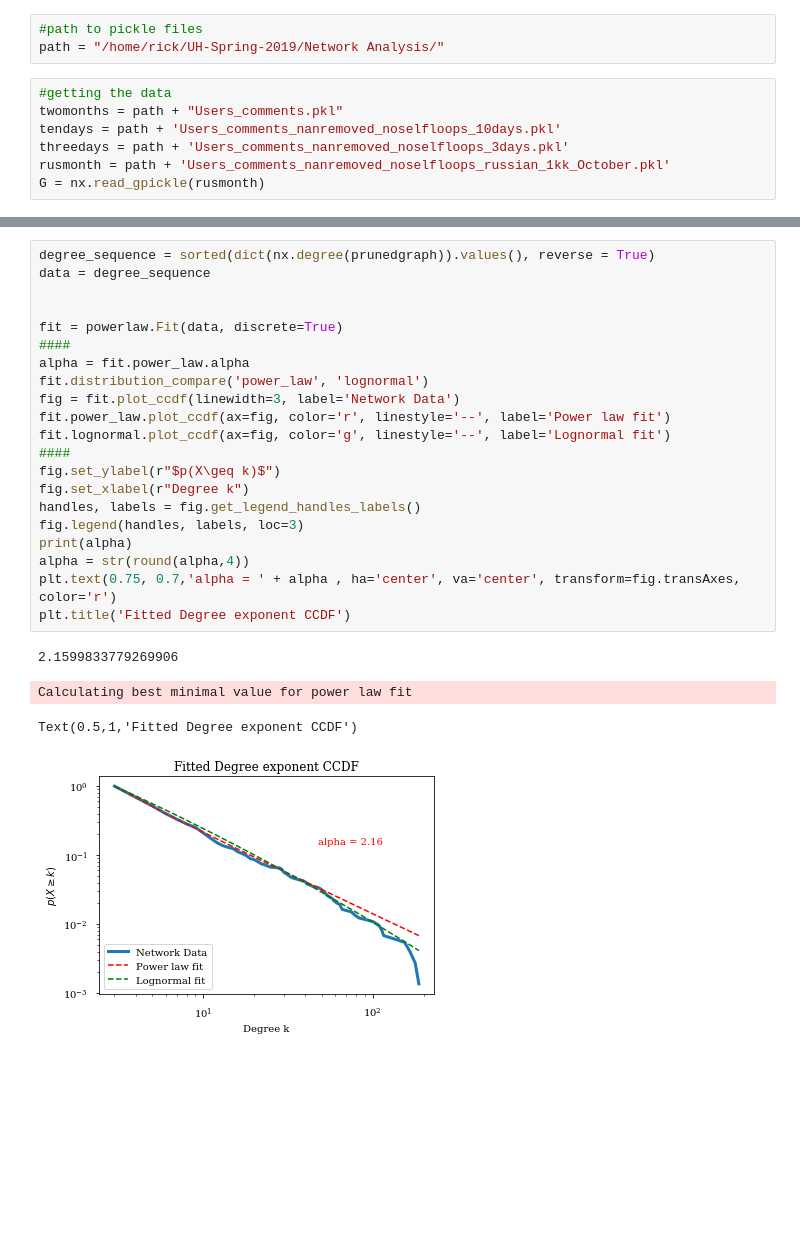
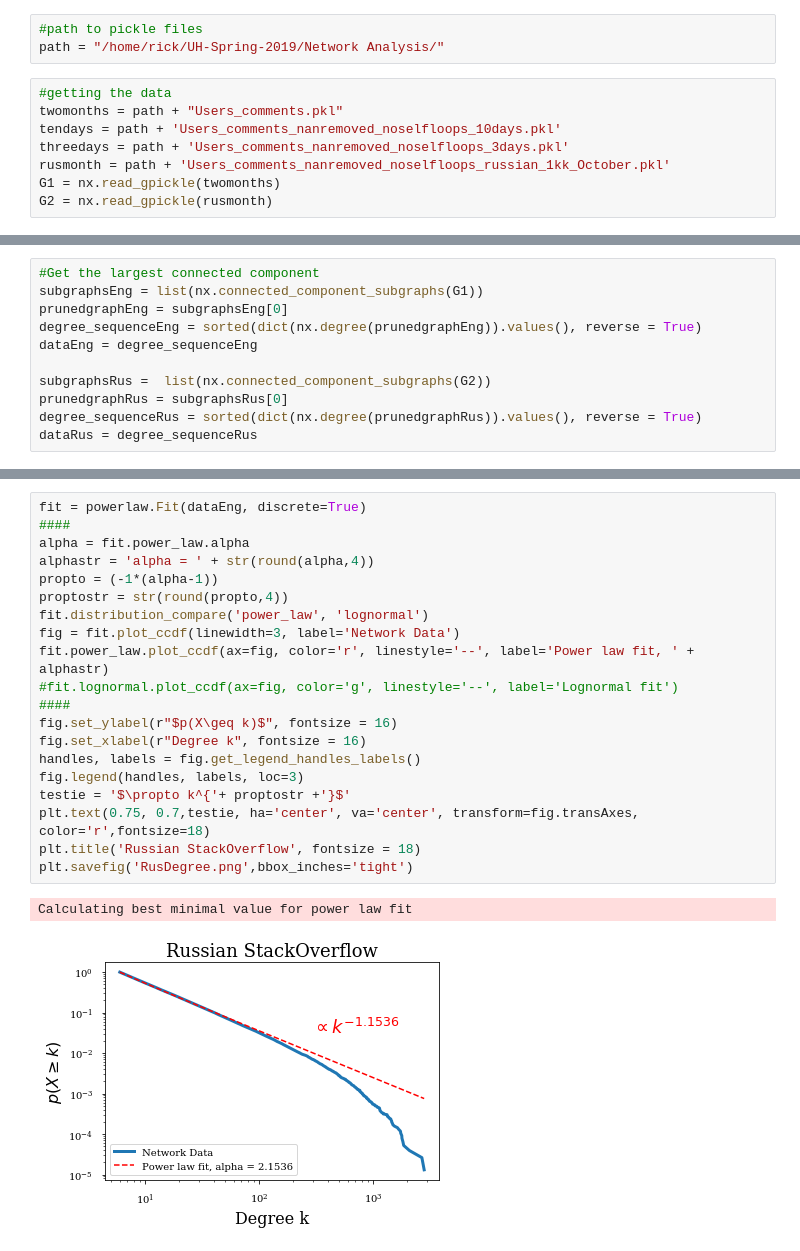
Before and after one commit to stacknetwork/OverflowNA, a Jupyter notebook: src/MakingGraphics_DegreeDist.ipynb, the cells around one changed output, grey strips where cells are left out. Drawn from its saved outputs; the diff is of its cells as text; blank space fills up the shorter version.

Commit message:
Making plots

```diff
--- a/src/MakingGraphics_DegreeDist.ipynb
+++ b/src/MakingGraphics_DegreeDist.ipynb
@@ -95,4 +95,5 @@ twomonths = path + "Users_comments.pkl"
 tendays = path + 'Users_comments_nanremoved_noselfloops_10days.pkl'
 threedays = path + 'Users_comments_nanremoved_noselfloops_3days.pkl'
 rusmonth = path + 'Users_comments_nanremoved_noselfloops_russian_1kk_October.pkl'
-G = nx.read_gpickle(rusmonth)
+G1 = nx.read_gpickle(twomonths)
+G2 = nx.read_gpickle(rusmonth)
@@ -108 +100,12 @@ print(prunedgraph.number_of_nodes())
+# %%
+#Get the largest connected component
+subgraphsEng = list(nx.connected_component_subgraphs(G1))
+prunedgraphEng = subgraphsEng[0]
+degree_sequenceEng = sorted(dict(nx.degree(prunedgraphEng)).values(), reverse = True)
+dataEng = degree_sequenceEng
+
+subgraphsRus =  list(nx.connected_component_subgraphs(G2))
+prunedgraphRus = subgraphsRus[0]
+degree_sequenceRus = sorted(dict(nx.degree(prunedgraphRus)).values(), reverse = True)
+dataRus = degree_sequenceRus
 # %%
@@ -134,26 +134,23 @@ Text(0.5,16.2,'Degree k')
 # %%
-degree_sequence = sorted(dict(nx.degree(prunedgraph)).values(), reverse = True)
-data = degree_sequence
-
-
-fit = powerlaw.Fit(data, discrete=True)
+fit = powerlaw.Fit(dataEng, discrete=True)
 ####
 alpha = fit.power_law.alpha
+alphastr = 'alpha = ' + str(round(alpha,4))
+propto = (-1*(alpha-1))
+proptostr = str(round(propto,4))
 fit.distribution_compare('power_law', 'lognormal')
 fig = fit.plot_ccdf(linewidth=3, label='Network Data')
-fit.power_law.plot_ccdf(ax=fig, color='r', linestyle='--', label='Power law fit')
-fit.lognormal.plot_ccdf(ax=fig, color='g', linestyle='--', label='Lognormal fit')
+fit.power_law.plot_ccdf(ax=fig, color='r', linestyle='--', label='Power law fit, ' + alphastr)
+#fit.lognormal.plot_ccdf(ax=fig, color='g', linestyle='--', label='Lognormal fit')
 ####
-fig.set_ylabel(r"$p(X\geq k)$")
-fig.set_xlabel(r"Degree k")
+fig.set_ylabel(r"$p(X\geq k)$", fontsize = 16)
+fig.set_xlabel(r"Degree k", fontsize = 16)
 handles, labels = fig.get_legend_handles_labels()
 fig.legend(handles, labels, loc=3)
-print(alpha)
-alpha = str(round(alpha,4))
-plt.text(0.75, 0.7,'alpha = ' + alpha , ha='center', va='center', transform=fig.transAxes, color='r')
-plt.title('Fitted Degree exponent CCDF')
+testie = '$\propto k^{'+ proptostr +'}$'
+plt.text(0.75, 0.7,testie, ha='center', va='center', transform=fig.transAxes, color='r',fontsize=18)
+plt.title('Russian StackOverflow', fontsize = 18)
+plt.savefig('RusDegree.png',bbox_inches='tight')
 # %% [output]
-2.1599833779269906
+Calculating best minimal value for power law fit
-Calculating best minimal value for power law fit
-Text(0.5,1,'Fitted Degree exponent CCDF')
-[figure, old version]
+[figure, new version]
```
Also changed, not shown: parts of 4 cells of this notebook.
